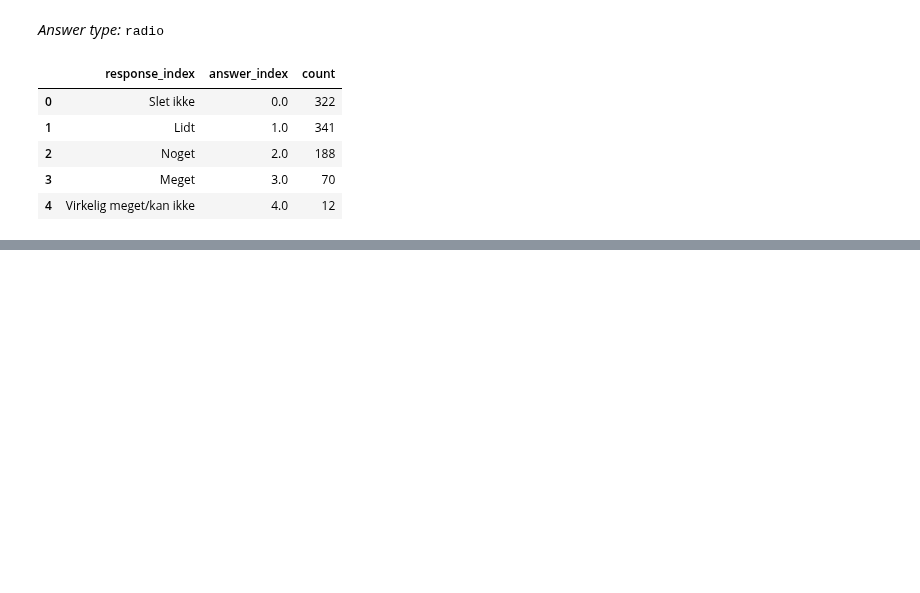
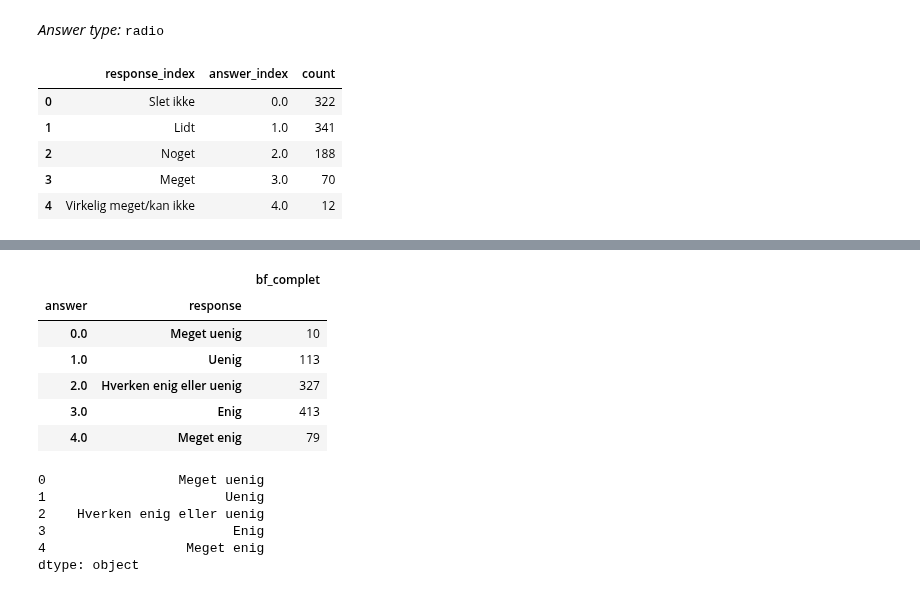
Before and after one commit to AllanLRH/master_thesis, a Jupyter notebook: morequestions/examine_questions_for_reversed_scales.ipynb, the cells around one changed output, grey strips where cells are left out. Saved outputs shown, nothing was run; the diff lists cells and outputs as text; code cells hidden in the pictures; blank space fills up the shorter version.

Commit message:
Progress in scale examination

```diff
--- a/morequestions/examine_questions_for_reversed_scales.ipynb
+++ b/morequestions/examine_questions_for_reversed_scales.ipynb
@@ -118,9 +118,8 @@ radio_questions = radio_questions.str.replace('__answer_type', '').tolist()
 # %%
 def response_compare(df, q):
     cq = df.filter(like=q)
-    res = cq.groupby(cq[q + '__answer'])[q + '__response'].value_counts()
-    res.index.names = [el.split('__')[-1] for el in res.index.names]
-    res.name = res.name.split('__')[0]
+    res = cq.groupby(cq[q + '__answer'])[q + '__response'].unique()
+    res = res.map(lambda el: el[0])
     return res
 # %%
 summary_list = list()
@@ -167,20 +141,0 @@ fails
-# %%
-qstr, res = summary_list[0]
-# %%
-def check_question_scales(res, debug=False):
-    resp, ans = res.index.levels
-    resp = pd.Series(resp)
-    ans_extract = ans.str.extractall(r'(\d+)').astype(float).mean(level=0)
-    try:
-        ans_extract = ans_extract[0]
-    except:
-        if debug:
-            print(ans_extract)
-        return False
-    if debug:
-        print(resp, ans, ans_extract)
-
-    if res.shape != ans_extract.shape:
-        return False
-    is_sorted = (resp.argsort() == ans_extract.argsort()).all()
-    return is_sorted
@@ -207,0 +153,7 @@ False
+# %%
+fails = list()
+for i, (qstr, res) in enumerate(summary_list):
+    ans_extract = check_question_scales(res)
+    if not ans_extract:
+        fails.append(i)
+        print(f"{i}:\t" + qstr.index[0], qstr.values[0], sep='\n', end='\n\n')
@@ -207,0 +194,10 @@ False
+# %%
+res
+# %% [output]
+|  |  | bf_complet |
+| answer | response |  |
+| 0.0 | Meget uenig | 10 |
+| 1.0 | Uenig | 113 |
+| 2.0 | Hverken enig eller uenig | 327 |
+| 3.0 | Enig | 413 |
+| 4.0 | Meget enig | 79 |
@@ -207,0 +206,9 @@ False
+# %%
+ans
+# %% [output]
+0                 Meget uenig
+1                       Uenig
+2    Hverken enig eller uenig
+3                        Enig
+4                  Meget enig
+dtype: object
```
Also changed, not shown: parts of 12 cells of this notebook, 1 other file.
